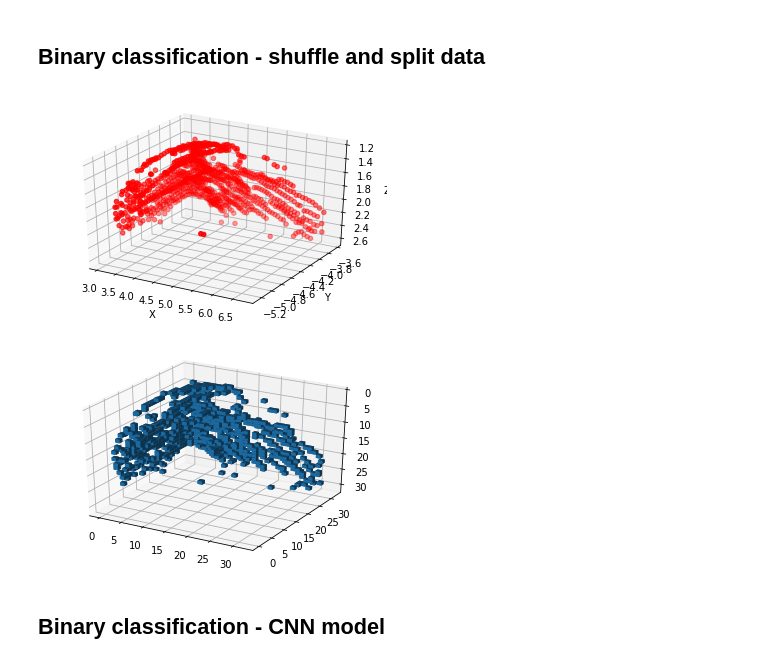
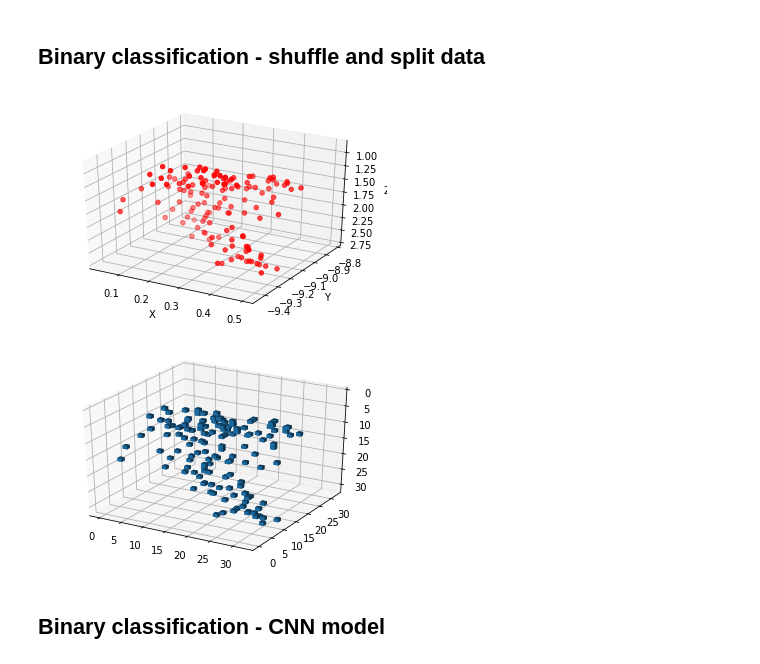
Before and after one commit to rexfwang/voxNet, a Jupyter notebook: VoxNet_notebook.ipynb, the cells around one changed output. Saved outputs shown, nothing was run; the diff lists cells and outputs as text; code cells hidden in the pictures.

```diff
--- a/VoxNet_notebook.ipynb
+++ b/VoxNet_notebook.ipynb
@@ -49,6 +51,7 @@ classes = ['4wd',
     'bus',
     'car',
     'cyclist',
+    'excavator',
     'pedestrian',
     'pillar',
     'pole',
@@ -250,11 +253,11 @@ x_test = np.expand_dims(binaryVoxelSetTest, axis = 4)
 y_train = binaryLabelTrain
 y_test = binaryLabelTest
 # %%
-draw3D(binaryPtCloudSetTrain[2])
-drawVoxel(binaryVoxelSetTrain[2,:,:,:])
+draw3D(binaryPtCloudSetTrain[0])
+drawVoxel(binaryVoxelSetTrain[0,:,:,:])
 # %% [output]
-[figure, old version]
+[figure, new version]
-[figure, old version]
+[figure, new version]
 # %% [markdown]
 ## Binary classification - CNN model
 # %%
```
Also changed, not shown: parts of 35 cells of this notebook, 10 other files.
